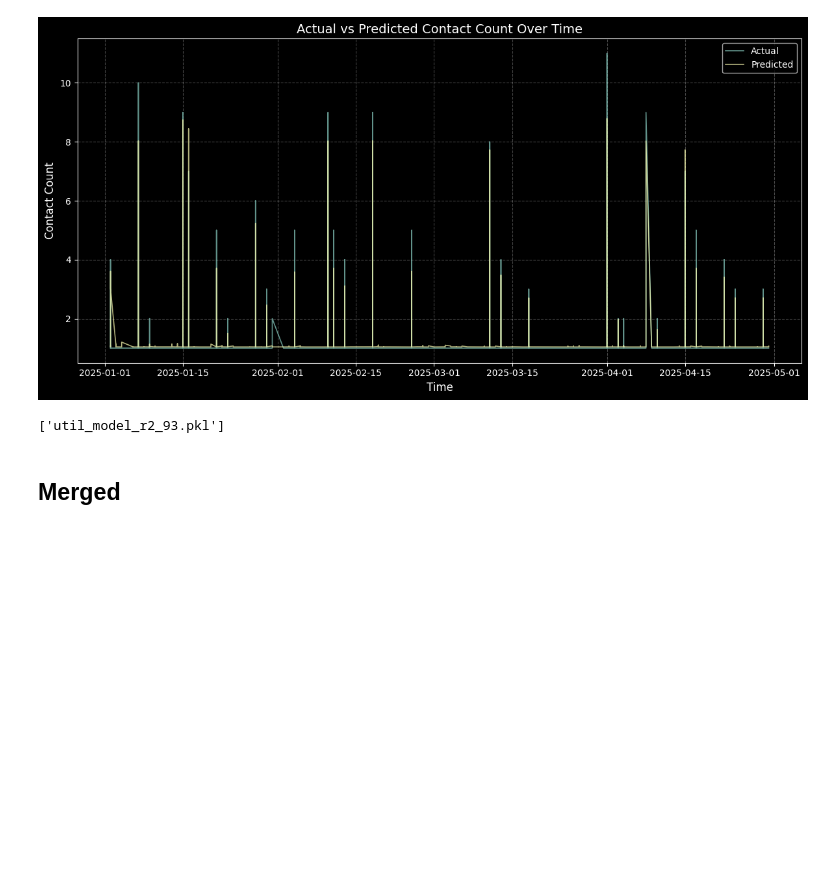
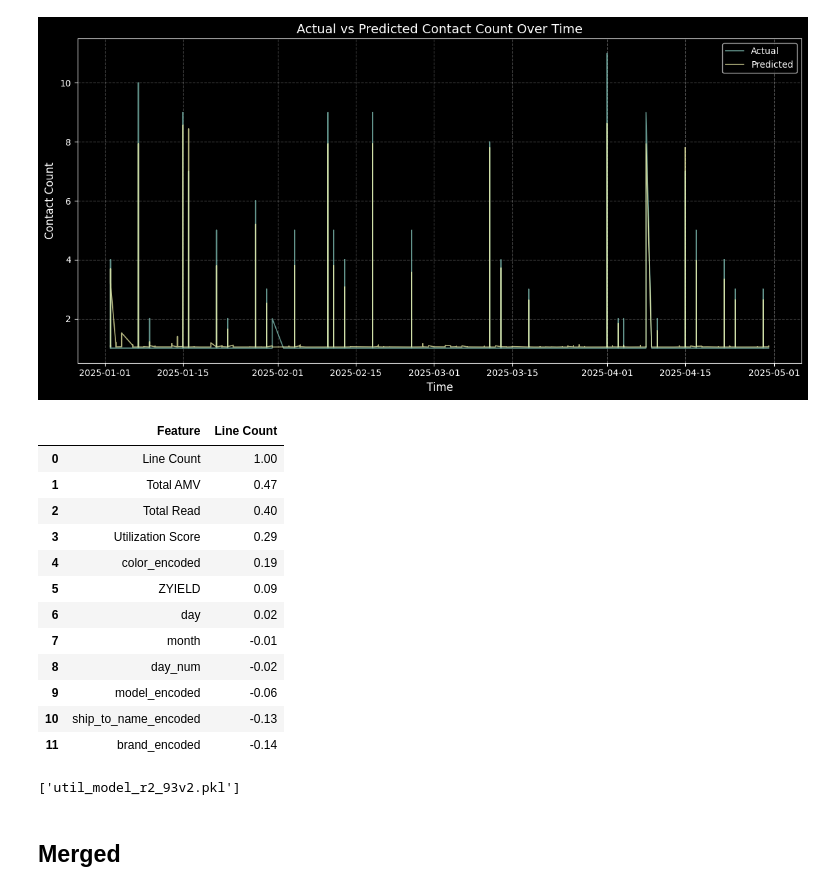
Before and after one commit to moumitaghanti/Signet-Supply, a Jupyter notebook: Signet Supply.ipynb, the cells around one changed output. Drawn from its saved outputs; the diff is of its cells as text; code cells hidden in the pictures; blank space fills up the shorter version.

Commit message:
Created and Updated utilization model

```diff
--- a/Signet Supply.ipynb
+++ b/Signet Supply.ipynb
@@ -300,7 +300,7 @@ df_Utilization['day'] = pd.to_datetime(df_Utilization['Created On']).dt.day
 df_Utilization['day_num'] = pd.to_datetime(df_Utilization['Created On']).dt.day_of_week
 
 # create utilization feature
-df_Utilization['Utilization Score'] = df_Utilization['Total AMV']/(2 * df_Utilization['ZYIELD'])
+df_Utilization['Utilization Score'] = df_Utilization['Total AMV']/(df_Utilization['ZYIELD']/2)
 
 # grouping the util data
 df_util_group = df_Utilization.groupby(util_categorical_cols).sum().reset_index()
@@ -495,13 +495,29 @@ fig = px.imshow(correlation_matrix,
                 title='Correlation Matrix Heatmap', template='plotly_dark')
 
 fig.show()
+# %%
+correlation_matrix['Line Count'].sort_values(ascending=False).reset_index().rename(columns={'index':'Feature'})
+# %% [output]
+|  | Feature | Line Count |
+| 0 | Line Count | 1.00 |
+| 1 | Total AMV | 0.47 |
+| 2 | Total Read | 0.40 |
+| 3 | Utilization Score | 0.29 |
+| 4 | color_encoded | 0.19 |
+| 5 | ZYIELD | 0.09 |
+| 6 | day | 0.02 |
+| 7 | month | -0.01 |
+| 8 | day_num | -0.02 |
+| 9 | model_encoded | -0.06 |
+| 10 | ship_to_name_encoded | -0.13 |
+| 11 | brand_encoded | -0.14 |
 # %%
 import joblib
 
 # Save the model
-joblib.dump(model, 'util_model_r2_93.pkl')
+joblib.dump(model, 'util_model_r2_93v2.pkl')
 # %% [output]
-['util_model_r2_93.pkl']
+['util_model_r2_93v2.pkl']
 # %% [markdown]
 ## Merged
 # %%
```
Also changed, not shown: parts of 1 cell of this notebook, 1 other file.
